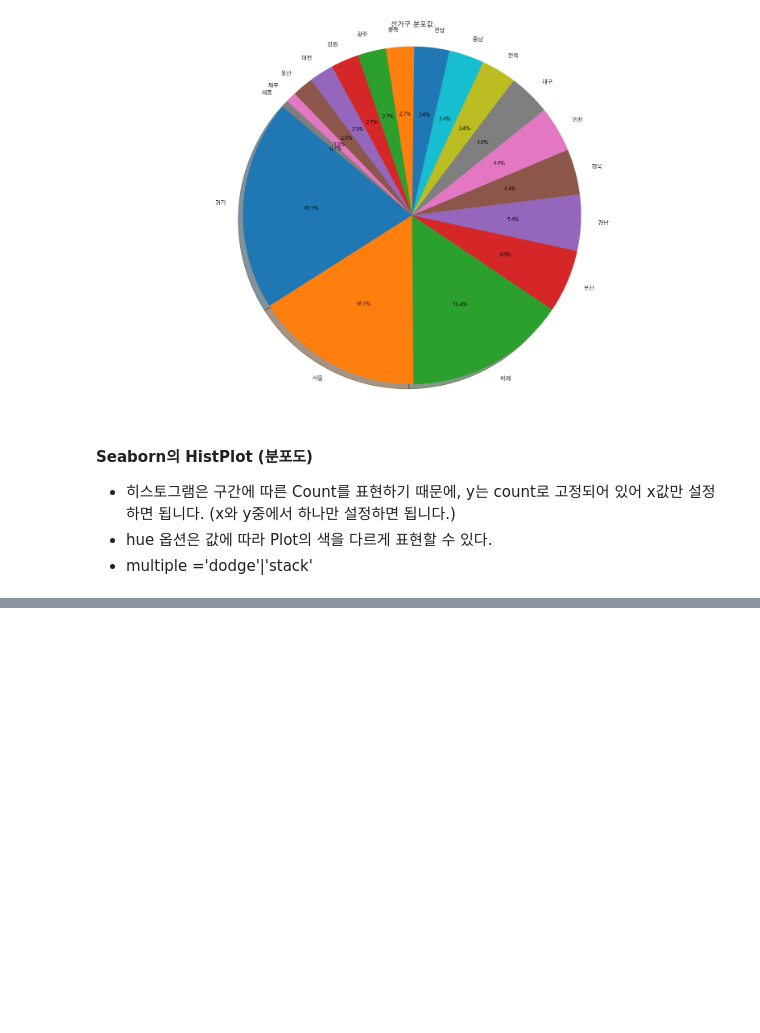
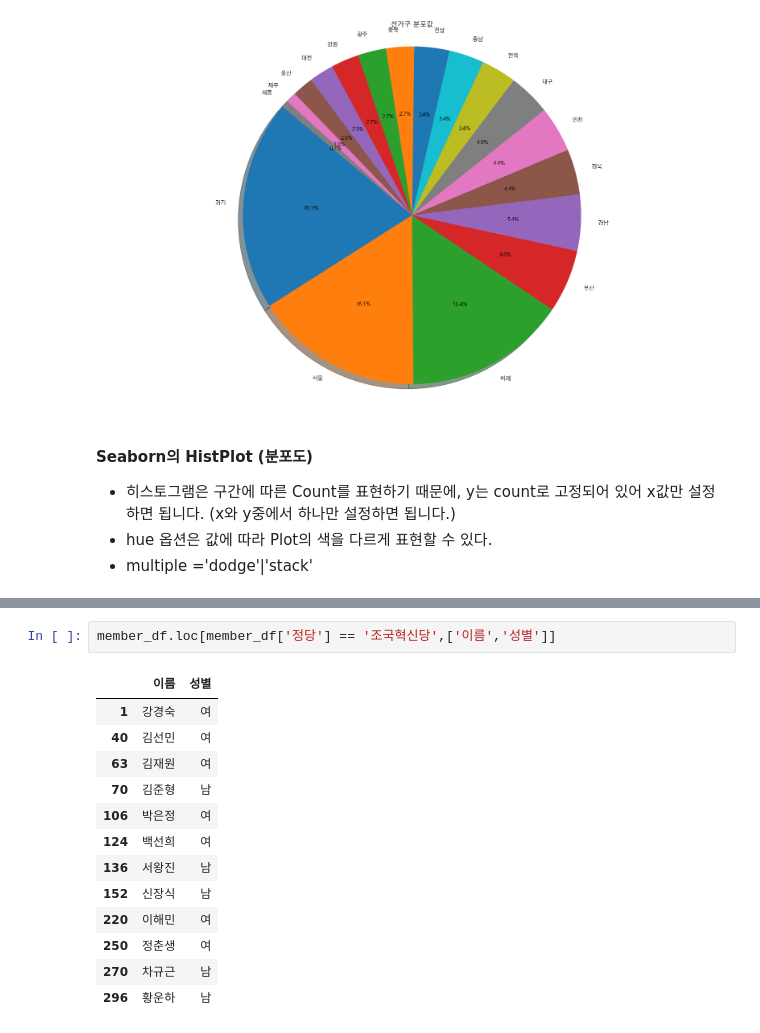
Before and after one commit to SK-Shieldus-Rookies-4/SK-Shieldus-Rookies_Study, a Jupyter notebook: study/Data_Analysis/Python_WebScraping_Analysis/05.국회의원현황_New2025.ipynb, the cells around one changed output, grey strips where cells are left out. Saved outputs shown, nothing was run; the diff lists cells and outputs as text; blank space fills up the shorter version.

```diff
--- a/study/Data_Analysis/Python_WebScraping_Analysis/05.국회의원현황_New2025.ipynb
+++ b/study/Data_Analysis/Python_WebScraping_Analysis/05.국회의원현황_New2025.ipynb
@@ -454,0 +465,16 @@ sns.histplot(data=member_df, x='정당', ax=axes1, hue='성별', multiple='dodge
+# %%
+member_df.loc[member_df['정당'] == '조국혁신당',['이름','성별']]
+# %% [output]
+|  | 이름 | 성별 |
+| 1 | 강경숙 | 여 |
+| 40 | 김선민 | 여 |
+| 63 | 김재원 | 여 |
+| 70 | 김준형 | 남 |
+| 106 | 박은정 | 여 |
+| 124 | 백선희 | 여 |
+| 136 | 서왕진 | 남 |
+| 152 | 신장식 | 남 |
+| 220 | 이해민 | 여 |
+| 250 | 정춘생 | 여 |
+| 270 | 차규근 | 남 |
+| 296 | 황운하 | 남 |
```
Also changed, not shown: parts of 9 cells of this notebook.
